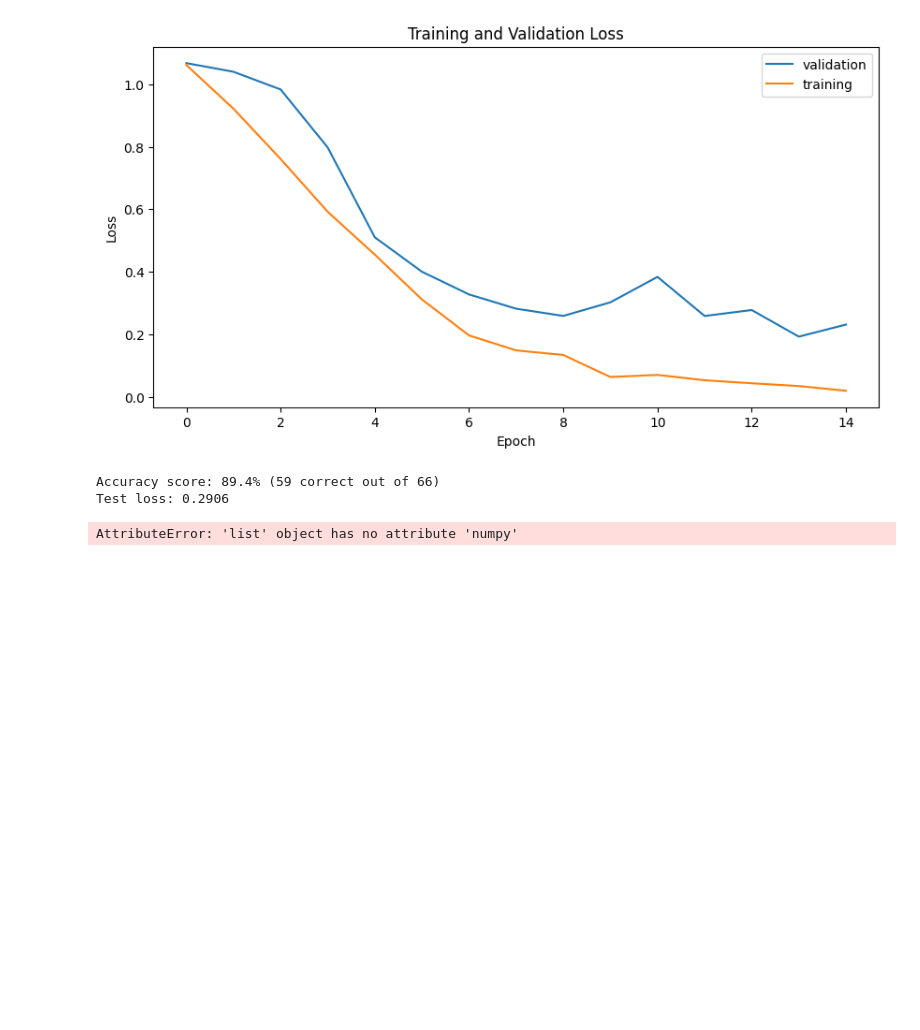
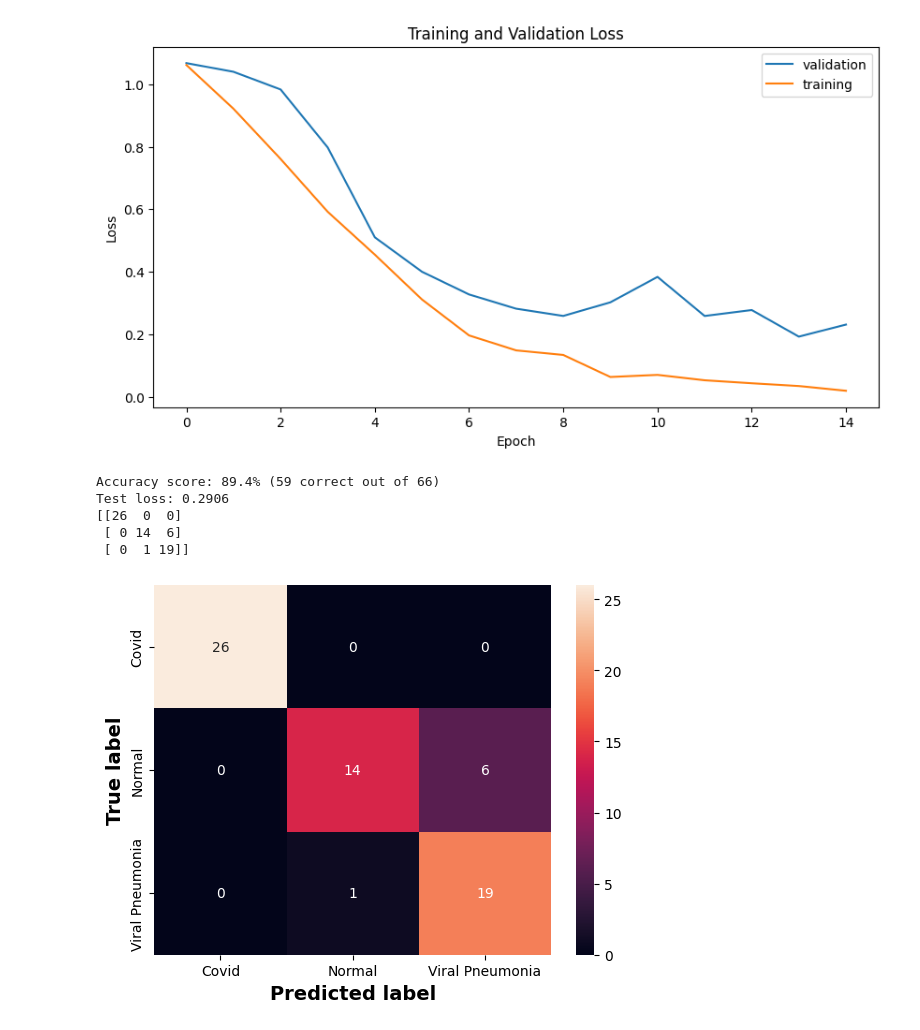
Before and after one commit to viktorparipas92/M7016H-ai-healthcare, a Jupyter notebook: project.ipynb, the cells around one changed output. Drawn from its saved outputs; the diff is of its cells as text; code cells hidden in the pictures; blank space fills up the shorter version.

Commit message:
Add heatmap

```diff
--- a/project.ipynb
+++ b/project.ipynb
@@ -273,8 +274,8 @@ def test_model(model, criterion, test_loader):
     return (
         accuracy,
         test_loss,
-        true_labels.numpy(),
-        predicted_labels.numpy(),
+        true_labels,
+        predicted_labels,
     )
 # %%
 def plot_loss(list1, list2, label1, label2):
@@ -363,4 +364,18 @@ print(confusion_matrix_)
 # %% [output]
 Accuracy score: 89.4% (59 correct out of 66)
 Test loss: 0.2906
+[[26  0  0]
+ [ 0 14  6]
+ [ 0  1 19]]
-AttributeError: 'list' object has no attribute 'numpy'
+# %%
+confusion_matrix_dataframe = pd.DataFrame(
+    confusion_matrix_,
+    index=classes,
+    columns=[i for i in classes])
+
+heatmap = sns.heatmap(confusion_matrix_dataframe, annot=True)
+plt.ylabel('True label', fontsize=14, fontweight='bold')
+plt.xlabel('Predicted label', fontsize=14, fontweight='bold')
+plt.show()
+# %% [output]
+[figure, added]
```
Also changed, not shown: parts of 1 cell of this notebook, 1 other file.
